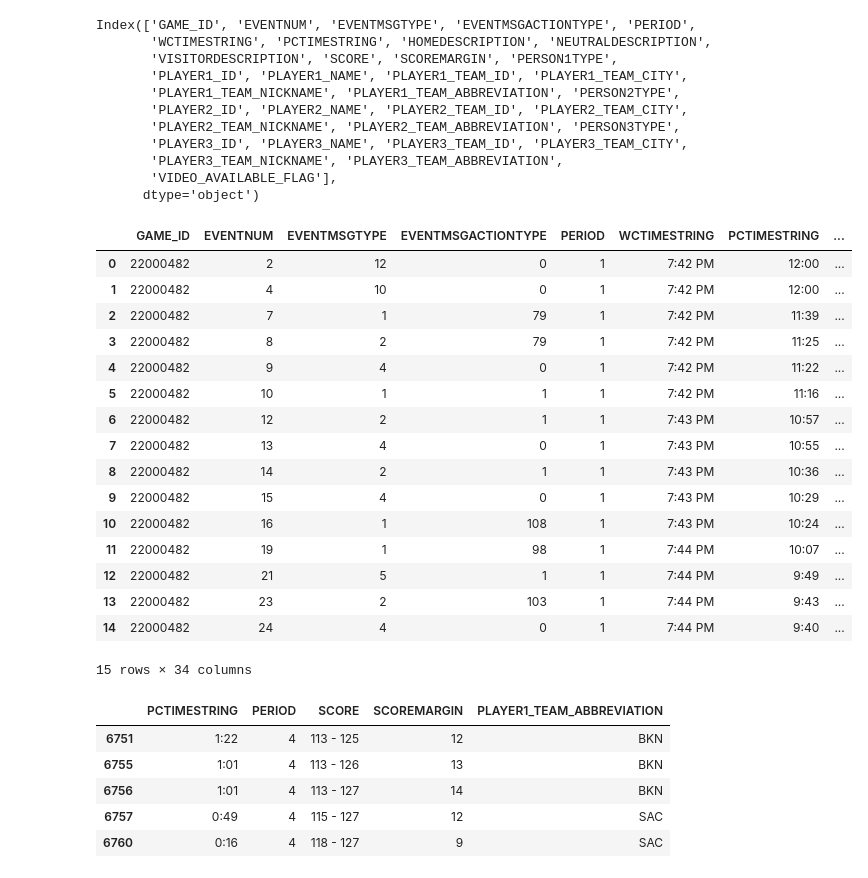
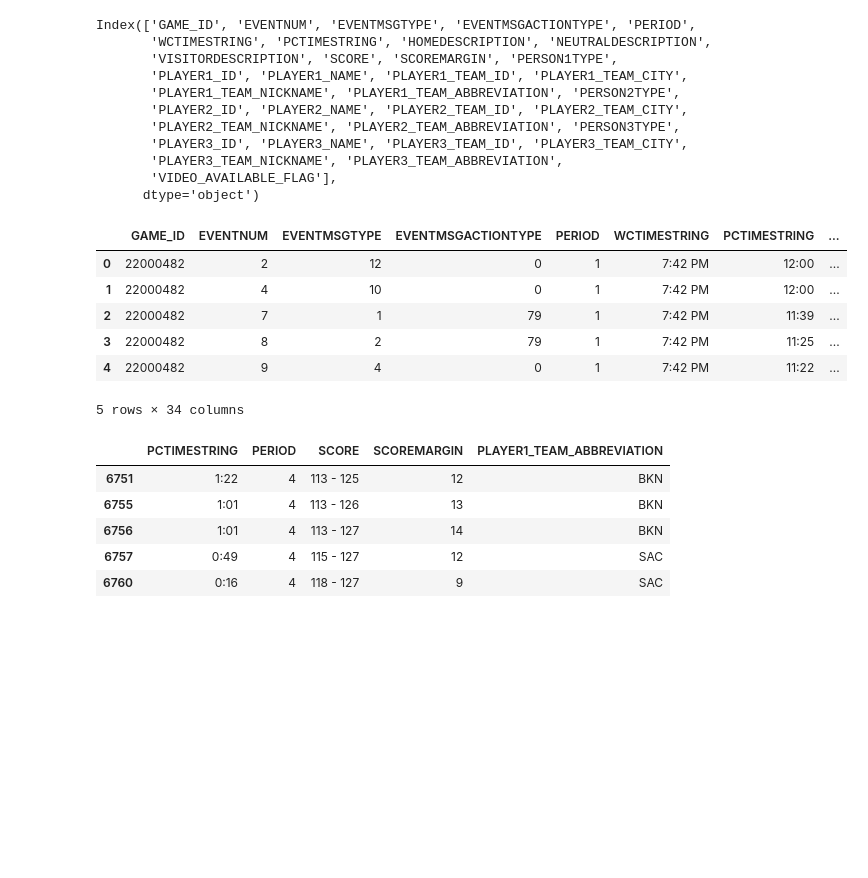
Before and after one commit to davidcholcomb/coach_ai, a Jupyter notebook: code/Untitled.ipynb, the cells around one changed output. Saved outputs shown, nothing was run; the diff lists cells and outputs as text; code cells hidden in the pictures; blank space fills up the shorter version.

```diff
--- a/code/Untitled.ipynb
+++ b/code/Untitled.ipynb
@@ -146,25 +149,15 @@ Index(['GAME_ID', 'EVENTNUM', 'EVENTMSGTYPE', 'EVENTMSGACTIONTYPE', 'PERIOD',
        'VIDEO_AVAILABLE_FLAG'],
       dtype='object')
 # %%
-df_p.head(15)
+df_p.head()
 # %% [output]
 |  | GAME_ID | EVENTNUM | EVENTMSGTYPE | EVENTMSGACTIONTYPE | PERIOD | WCTIMESTRING | PCTIMESTRING | ... |
 | 0 | 22000482 | 2 | 12 | 0 | 1 | 7:42 PM | 12:00 | ... |
 | 1 | 22000482 | 4 | 10 | 0 | 1 | 7:42 PM | 12:00 | ... |
 | 2 | 22000482 | 7 | 1 | 79 | 1 | 7:42 PM | 11:39 | ... |
 | 3 | 22000482 | 8 | 2 | 79 | 1 | 7:42 PM | 11:25 | ... |
 | 4 | 22000482 | 9 | 4 | 0 | 1 | 7:42 PM | 11:22 | ... |
-| 5 | 22000482 | 10 | 1 | 1 | 1 | 7:42 PM | 11:16 | ... |
-| 6 | 22000482 | 12 | 2 | 1 | 1 | 7:43 PM | 10:57 | ... |
-| 7 | 22000482 | 13 | 4 | 0 | 1 | 7:43 PM | 10:55 | ... |
-| 8 | 22000482 | 14 | 2 | 1 | 1 | 7:43 PM | 10:36 | ... |
-| 9 | 22000482 | 15 | 4 | 0 | 1 | 7:43 PM | 10:29 | ... |
-| 10 | 22000482 | 16 | 1 | 108 | 1 | 7:43 PM | 10:24 | ... |
-| 11 | 22000482 | 19 | 1 | 98 | 1 | 7:44 PM | 10:07 | ... |
-| 12 | 22000482 | 21 | 5 | 1 | 1 | 7:44 PM | 9:49 | ... |
-| 13 | 22000482 | 23 | 2 | 103 | 1 | 7:44 PM | 9:43 | ... |
-| 14 | 22000482 | 24 | 4 | 0 | 1 | 7:44 PM | 9:40 | ... |
-15 rows × 34 columns
+5 rows × 34 columns
 # %%
 kings_nets = (df_p[['PCTIMESTRING', 'PERIOD', 'SCORE', 'SCOREMARGIN', 'PLAYER1_TEAM_ABBREVIATION']][(df_p['GAME_ID'] == 22000482)].dropna())
 # %%
```
Also changed, not shown: parts of 17 cells of this notebook.
